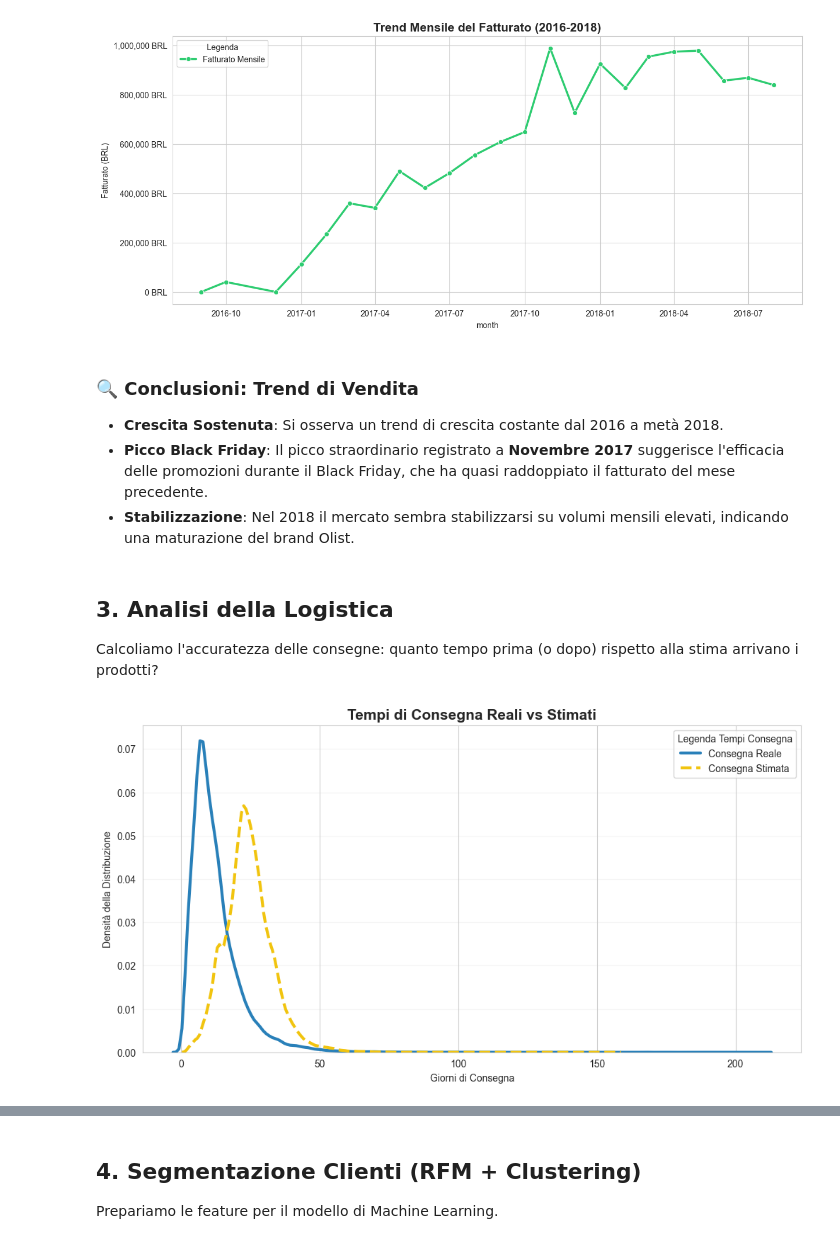
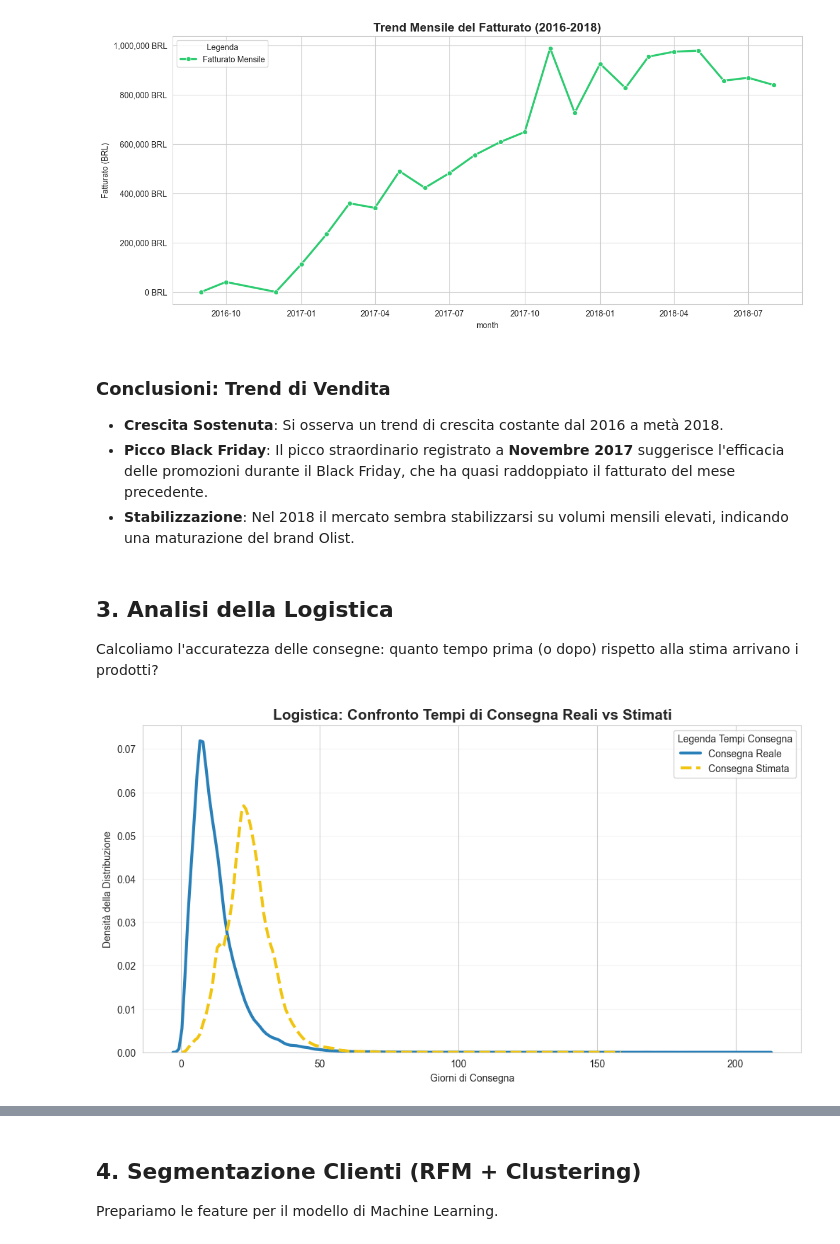
Before and after one commit to EricaZampella/portfolio_ecommerce, a Jupyter notebook: Portfolio_Olist_Analysis.ipynb, the cells around one changed output, grey strips where cells are left out. Cells and saved outputs as stored; diff of their text form; code cells hidden in the pictures.

```diff
--- a/Portfolio_Olist_Analysis.ipynb
+++ b/Portfolio_Olist_Analysis.ipynb
@@ -81,7 +81,7 @@ plt.show()
 # %% [output]
 [figure]
 # %% [markdown]
-### 🔍 Conclusioni: Trend di Vendita
+### Conclusioni: Trend di Vendita
 - **Crescita Sostenuta**: Si osserva un trend di crescita costante dal 2016 a metà 2018.
 - **Picco Black Friday**: Il picco straordinario registrato a **Novembre 2017** suggerisce l'efficacia delle promozioni durante il Black Friday, che ha quasi raddoppiato il fatturato del mese precedente.
 - **Stabilizzazione**: Nel 2018 il mercato sembra stabilizzarsi su volumi mensili elevati, indicando una maturazione del brand Olist.
@@ -91,23 +91,23 @@ Calcoliamo l'accuratezza delle consegne: quanto tempo prima (o dopo) rispetto al
 # %%
 query_delivery = """
 SELECT
     DATEDIFF(order_delivered_customer_date, order_purchase_timestamp) AS days_actual,
     DATEDIFF(order_estimated_delivery_date, order_purchase_timestamp) AS days_estimated
 FROM orders
 WHERE order_status = 'delivered'
   AND order_delivered_customer_date IS NOT NULL;
 """
 df_delivery = pd.read_sql(query_delivery, engine)
 
 plt.figure(figsize=(12, 6))
 sns.kdeplot(df_delivery['days_actual'], label='Consegna Reale', color='#2980b9', linewidth=3)
 sns.kdeplot(df_delivery['days_estimated'], label='Consegna Stimata', color='#f1c40f', linewidth=3, linestyle='--')
-plt.title('Tempi di Consegna Reali vs Stimati', fontsize=15, fontweight='bold')
+plt.title('Logistica: Confronto Tempi di Consegna Reali vs Stimati', fontsize=15, fontweight='bold')
 plt.xlabel('Giorni di Consegna')
 plt.ylabel('Densità della Distribuzione')
 plt.legend(title='Legenda Tempi Consegna', loc='upper right')
 plt.grid(axis='y', alpha=0.2)
 plt.show()
 # %% [output]
-[figure, old version]
+[figure, new version]
 # %% [markdown]
```
Also changed, not shown: parts of 19 cells of this notebook, 1 other file.
